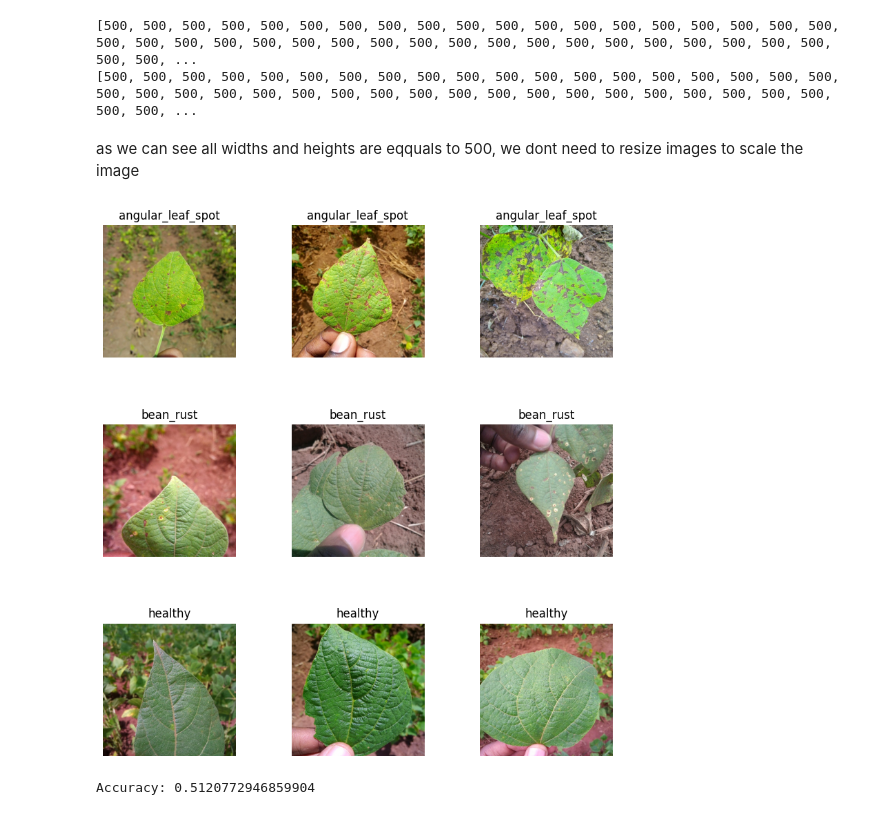
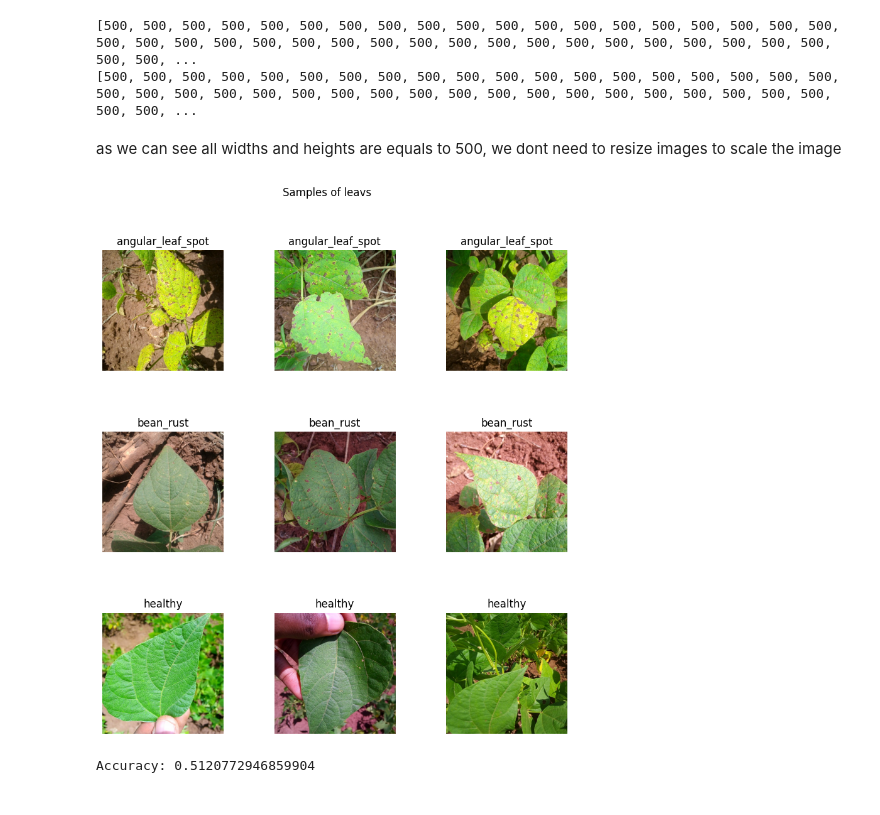
Before and after one commit to lotem85/beans-dataset-classification, a Jupyter notebook: knn.ipynb, the cells around one changed output. Saved outputs shown, nothing was run; the diff lists cells and outputs as text; code cells hidden in the pictures.

```diff
--- a/knn.ipynb
+++ b/knn.ipynb
@@ -64,48 +64,24 @@ print(heights)
 [500, 500, 500, 500, 500, 500, 500, 500, 500, 500, 500, 500, 500, 500, 500, 500, 500, 500, 500, 500, 500, 500, 500, 500, 500, 500, 500, 500, 500, 500, 500, 500, 500, 500, 500, 500, 500, 500, 500, 500, ...
 [500, 500, 500, 500, 500, 500, 500, 500, 500, 500, 500, 500, 500, 500, 500, 500, 500, 500, 500, 500, 500, 500, 500, 500, 500, 500, 500, 500, 500, 500, 500, 500, 500, 500, 500, 500, 500, 500, 500, 500, ...
 # %% [markdown]
-as we can see all widths and heights are eqquals to 500, we dont need to resize images to scale the image
+as we can see all widths and heights are equals to 500, we dont need to resize images to scale the image
 # %%
 import random
 
 def plot_sample_images():
     fig, axes = plt.subplots(3, 3, figsize=(10, 10))
     fig.subplots_adjust(hspace=0.5)
-    fig.suptitle('Title for All Subplots')
-
+    fig.suptitle('Samples of leavs')
     for i, label in enumerate(beansImages.keys()):
         for j in range(3):
             random_image = random.randint(0, len(beansImages[label]) -1)
             img_path = beansImages[label][random_image]
             img = plt.imread(img_path)
             axes[i, j].imshow(img)
             axes[i, j].axis('off')
             axes[i, j].set_title(label)
-
-
-    plt.show()
-
-
-    # # A sample image
-    # image1 = plt.imread(beansImages['images_path'][20])
-    # image2 = plt.imread(beansImages['images_path'][31])
-    # fig, ax = plt.subplot_mosaic([
-    #     ['hopper', 'mri']
-    # ], figsize=(7, 7))
-
-    # ax['hopper'].imshow(image1)
-    # ax['mri'].plot(image2)
-
-    # im = ax['mri'].imshow(A, cmap=plt.cm.hot, origin='upper', extent=extent)
-
-    # markers = [(15.9, 14.5), (16.8, 15)]
-    # x, y = zip(*markers)
-    # ax['mri'].plot(x, y, 'o')
-
-    # ax['mri'].set_title('MRI')
-
     plt.show()
 plot_sample_images()
 # %% [output]
-[figure, old version]
+[figure, new version]
 # %%
```
Also changed, not shown: parts of 1 cell of this notebook.
